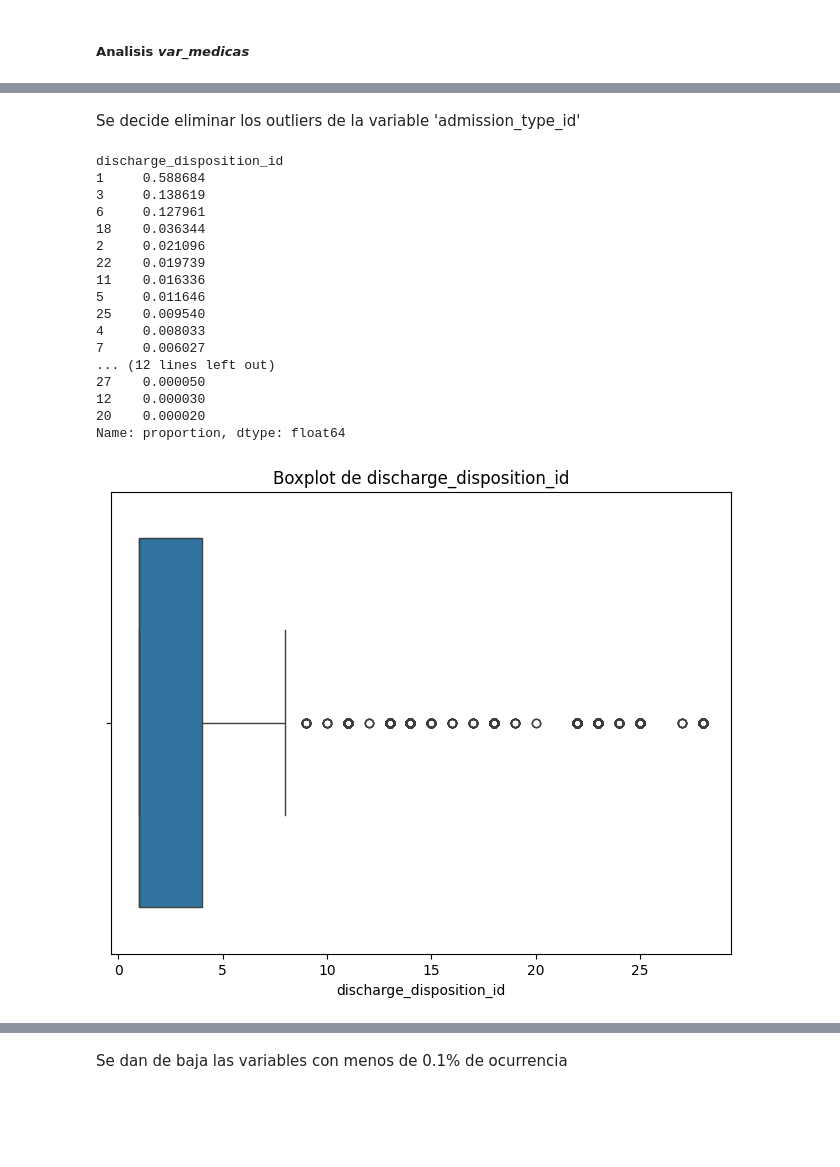
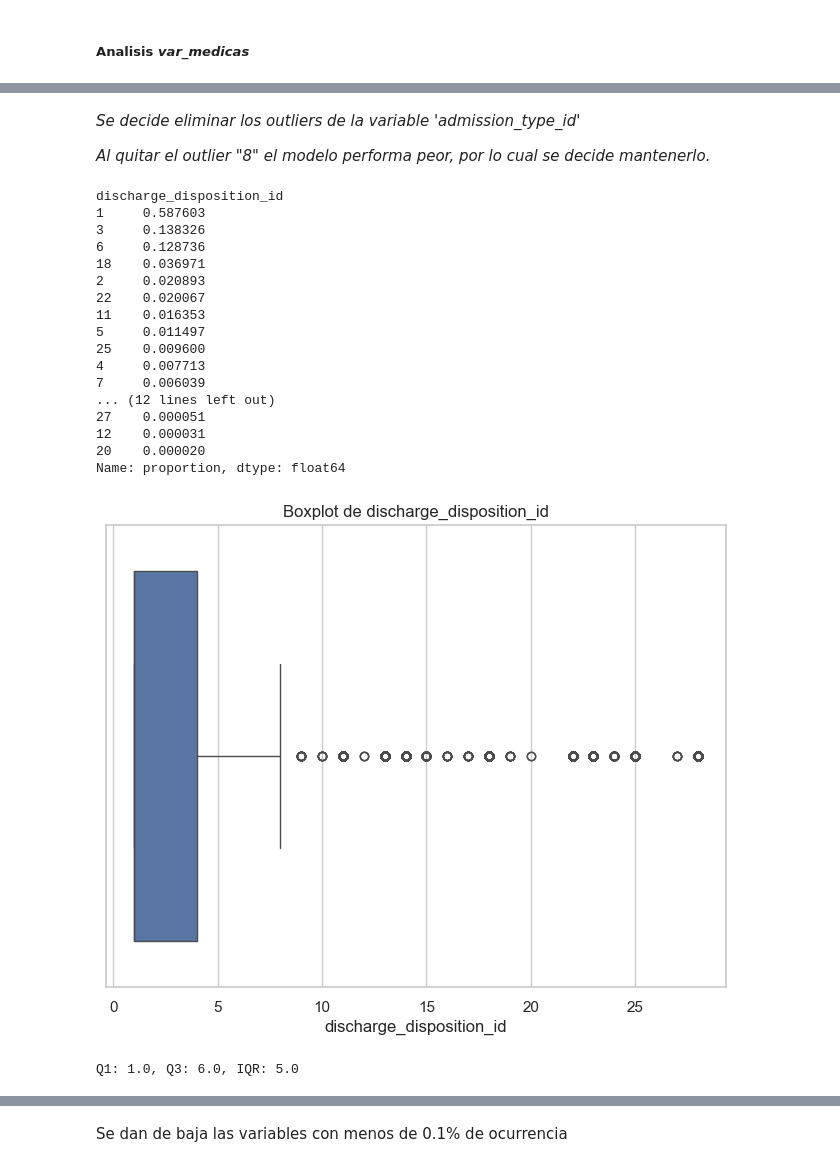
Before and after one commit to MartinMF88/Desafio_Globant_Diabetes, a Jupyter notebook: desafio_globant_diabetes.ipynb, the cells around one changed output, grey strips where cells are left out. Cells and saved outputs as stored; diff of their text form; code cells hidden in the pictures; blank space fills up the shorter version.

```diff
--- a/desafio_globant_diabetes.ipynb
+++ b/desafio_globant_diabetes.ipynb
@@ -112,0 +126,15 @@ Se toma la decisión de eliminar las columnas que presentan más de 80% de regis
+# %%
+sns.set(style="whitegrid")
+plt.figure(figsize=(8, 6))
+ax = sns.countplot(x='readmitted', data=df_diabetes_cleaned)
+
+total = float(len(df_diabetes_cleaned))
+
+for p in ax.patches:
+    height = p.get_height()
+    ax.text(p.get_x() + p.get_width() / 2.,
+            height + 0.5,
+            '{:.2%}'.format(height/total),
+            ha="center")
+
+plt.show()
@@ -112,0 +156,3 @@ Se toma la decisión de eliminar las columnas que presentan más de 80% de regis
+# %%
+readmitted_mapping = {'NO': 1, '>30': 2, '<30': 3}
+df_diabetes_cleaned['readmitted_mapped'] = df_diabetes_cleaned['readmitted'].map(readmitted_mapping)
@@ -416,2 +283,2 @@ Se elimina la row 'Unknown/Invalid' ya que no aporta información y son solament
 # %%
-df_diabetes = df_diabetes.drop(df_diabetes[df_diabetes['gender'] == 'Unknown/Invalid'].index)
+df_diabetes_cleaned = df_diabetes_cleaned.drop(df_diabetes_cleaned[df_diabetes_cleaned['gender'] == 'Unknown/Invalid'].index)
@@ -495,41 +358,51 @@ df_diabetes = df_diabetes.drop(df_diabetes[df_diabetes['admission_type_id'] == 4
 # %% [markdown]
-Se decide eliminar los outliers de la variable 'admission_type_id'
+*Se decide eliminar los outliers de la variable 'admission_type_id'*
+
+
+*Al quitar el outlier "8" el modelo performa peor, por lo cual se decide mantenerlo.*
+# %%
+df_diabetes_cleaned = df_diabetes_cleaned.drop(df_diabetes_cleaned[df_diabetes_cleaned['admission_type_id'] == 7].index)
+#df_diabetes_cleaned = df_diabetes_cleaned.drop(df_diabetes_cleaned[df_diabetes_cleaned['admission_type_id'] == 8].index)
+df_diabetes_cleaned = df_diabetes_cleaned.drop(df_diabetes_cleaned[df_diabetes_cleaned['admission_type_id'] == 4].index)
 # %%
-df_diabetes['discharge_disposition_id'].value_counts(normalize=True)
+df_diabetes_cleaned['discharge_disposition_id'].value_counts(normalize=True)
 # %% [output]
 discharge_disposition_id
-1     0.588684
-3     0.138619
-6     0.127961
-18    0.036344
-2     0.021096
-22    0.019739
-11    0.016336
-5     0.011646
-25    0.009540
-4     0.008033
-7     0.006027
+1     0.587603
+3     0.138326
+6     0.128736
+18    0.036971
+2     0.020893
+22    0.020067
+11    0.016353
+5     0.011497
+25    0.009600
+4     0.007713
+7     0.006039
 ... (12 lines left out)
-27    0.000050
-12    0.000030
+27    0.000051
+12    0.000031
 20    0.000020
 Name: proportion, dtype: float64
 # %%
 plt.figure(figsize=(8, 6))
-sns.boxplot(x=df_diabetes['discharge_disposition_id'])
+sns.boxplot(x=df_diabetes_cleaned['discharge_disposition_id'])
 plt.title('Boxplot de discharge_disposition_id')
 plt.show()
 
-Q1 = df_diabetes['discharge_disposition_id'].quantile(0.25)
-Q3 = df_diabetes['discharge_disposition_id'].quantile(0.85)
+Q1 = df_diabetes_cleaned['discharge_disposition_id'].quantile(0.25)
+Q3 = df_diabetes_cleaned['discharge_disposition_id'].quantile(0.85)
 IQR = Q3 - Q1
+
+print(f'Q1: {Q1}, Q3: {Q3}, IQR: {IQR}')
 
 lower_limit = Q1 - 1.5 * IQR
 upper_limit = Q3 + 1.5 * IQR
 
-outliers = df_diabetes[(df_diabetes['discharge_disposition_id'] < lower_limit) | (df_diabetes['discharge_disposition_id'] > upper_limit)]
+outliers = df_diabetes_cleaned[(df_diabetes_cleaned['discharge_disposition_id'] < lower_limit) | (df_diabetes_cleaned['discharge_disposition_id'] > upper_limit)]
 # %% [output]
-[figure, old version]
+[figure, new version]
+Q1: 1.0, Q3: 6.0, IQR: 5.0
 # %%
 outliers.shape[0]
 # %% [output]
```
Also changed, not shown: parts of 268 cells of this notebook, 2 other files.
